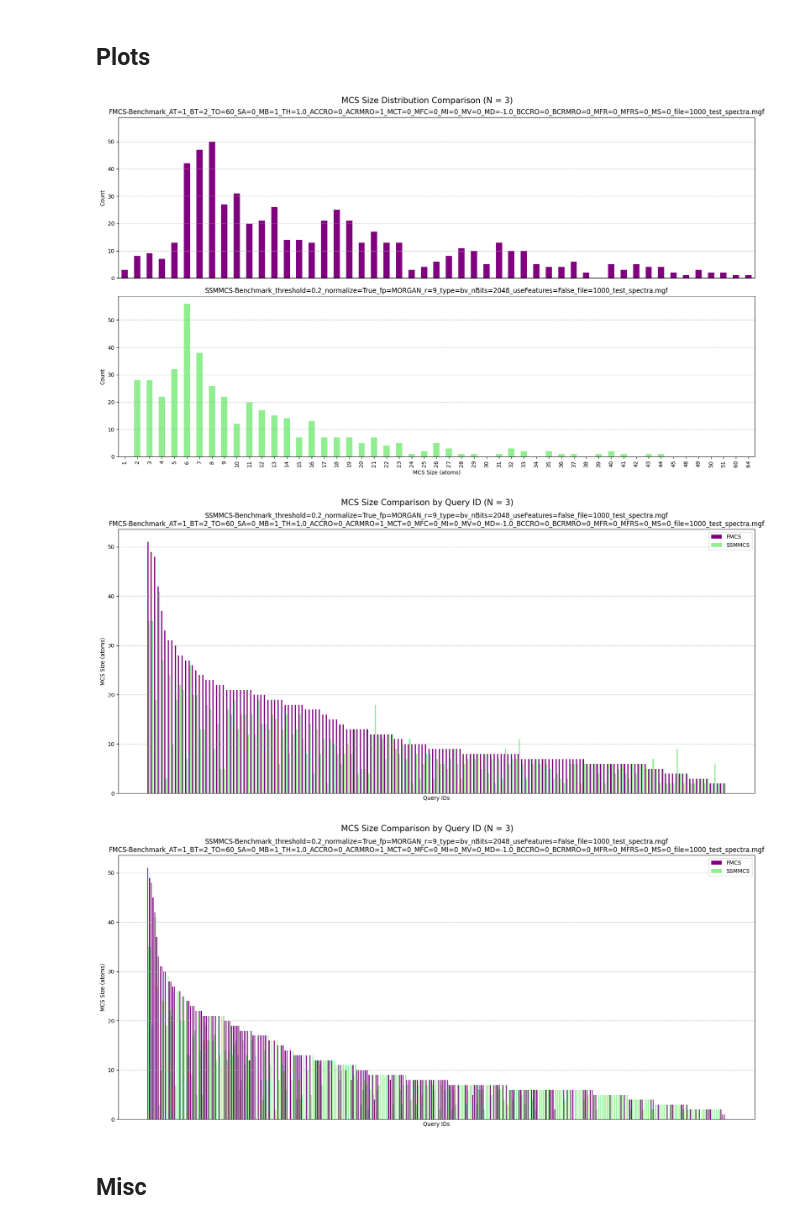
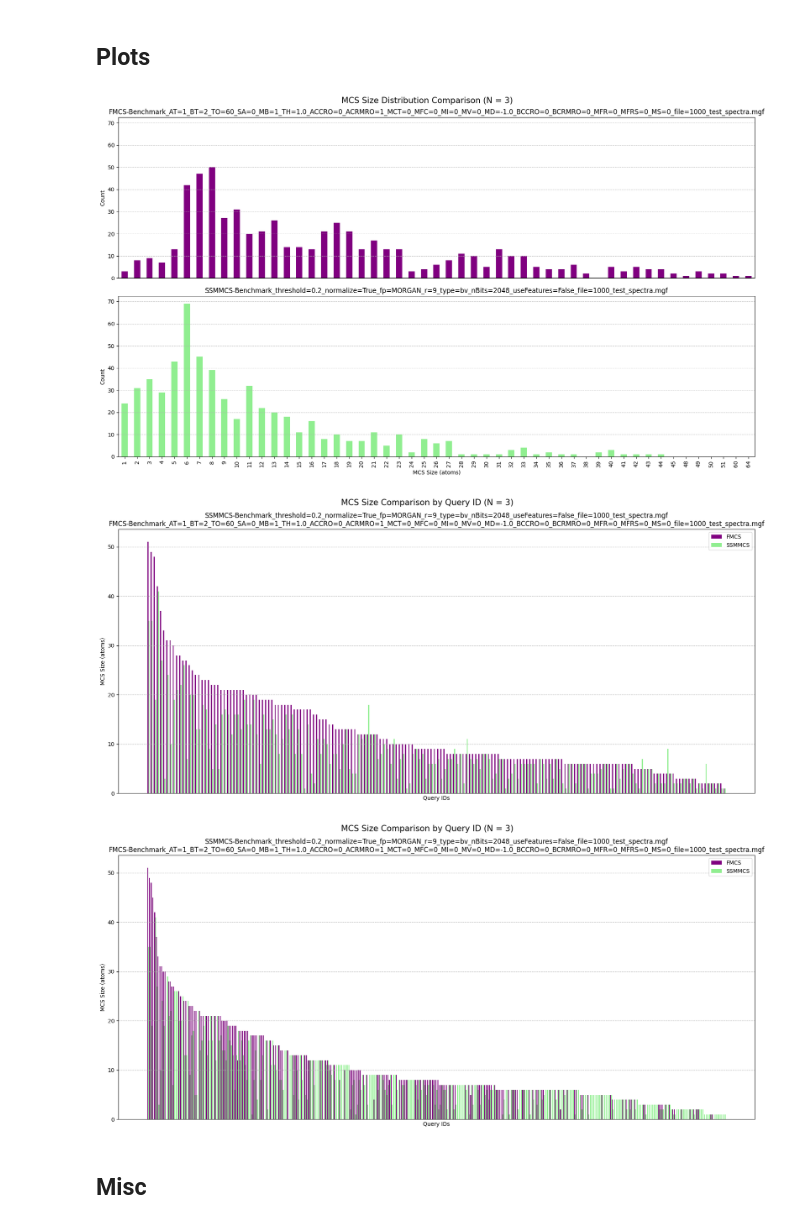
Before and after one commit to Knerten0815/master-thesis-code, a Jupyter notebook: benchmark_mcs_in_query.ipynb, the cells around one changed output. Cells and saved outputs as stored; diff of their text form; code cells hidden in the pictures.

```diff
--- a/benchmark_mcs_in_query.ipynb
+++ b/benchmark_mcs_in_query.ipynb
@@ -441,7 +451,7 @@ rdfmcs_params.AtomCompareParameters.RingMatchesRingOnly = True
 rdfmcs_params.Timeout = TIMEOUT
 
 fmcs_params = FMCSBenchmarkParams(params=rdfmcs_params)
-cse_fmcs_params = ChemSpaceExplorerBenchmarkParams(method_params=fmcs_params)
+cse_fmcs_params = ChemSpaceExplorerBenchmarkParams(analogues=analogues_df, method_params=fmcs_params)
 
 # Create sanitized parameter string first
 fmcs_df = chemspace_explorer_benchmark(
@@ -640,15 +650,23 @@ def find_connected_atoms_recursive(
             )
 
     return atoms
-def FindSSMMCS(mols, params: SSMMCSBenchmarkParams):
-    all_analogue_fragments, _ = get_stacked_sim_map_fragments_and_weights(
-        mols=mols,
-        fp_function=params.get_fingerprint_function,
-        similarity_threshold=params.similarity_threshold,
-        normalize_stacked_weights=params.normalize_weights,
-    )
 
-    return find_SSMMCS_and_SSMMSS(mols, all_analogue_fragments, min_num_atoms=2)
+def score_stacked_weights_against_query(query: Chem.Mol, analogues: list[Chem.Mol], stacked_weights: list[list[float]], fp_fuction: Callable, normalize_weights: bool
+                                        )-> tuple[float, list[float]]:
+    analogue_weight_differences = []
+    for i, analogue in enumerate(analogues):
+        assert (len(stacked_weights[i]) == analogue.GetNumAtoms()), f"Length of stacked_weights {i} does not match number of atoms in analogue {i}."
+
+        query_weights = SimilarityMaps.GetAtomicWeightsForFingerprint(query, analogue, fp_fuction)
+        if(normalize_weights):
+            query_weights, _ = SimilarityMaps.GetStandardizedWeights(query_weights)
+
+        atom_weight_differences = [stacked_weights[i][j] - query_weights[j] for j in range(len(stacked_weights[i]))] # calculate a list of weight differences for each atom
+        analogue_weight_differences.append(sum(atom_weight_differences) / len(atom_weight_differences)) # average of all atom weight differences
+
+    query_weight_difference = sum(analogue_weight_differences) / len(analogue_weight_differences)
+
+    return query_weight_difference, analogue_weight_differences
 # %%
 import time
 
@@ -736,7 +754,7 @@ ssmmcs_params = SSMMCSBenchmarkParams(
     fingerprint_function="morgan",
 )
 
-cse_ssmmcs_params = ChemSpaceExplorerBenchmarkParams(method_params=ssmmcs_params)
+cse_ssmmcs_params = ChemSpaceExplorerBenchmarkParams(analogues=analogues_df, method_params=ssmmcs_params)
 
 ssmmcs_df = chemspace_explorer_benchmark(
     query_mols, params=cse_ssmmcs_params, method=benchmark_ssmmcs
@@ -859,7 +945,7 @@ fmcs_counts = (
     fmcs_df["mcs_size"].value_counts().reindex(all_sizes, fill_value=0).sort_index()
 )
 ssmmcs_counts = (
-    ssmmcs_df[non_zero_mcs_size_mask]["mcs_size"].value_counts().reindex(all_sizes, fill_value=0).sort_index()
+    ssmmcs_df["mcs_size"].value_counts().reindex(all_sizes, fill_value=0).sort_index()
 )
 
 # Calculate the maximum count value across both distributions
@@ -904,13 +990,13 @@ plt.savefig(
 )
 plt.show()
 # %% [output]
-[figure, old version]
+[figure, new version]
 # %%
 import matplotlib.pyplot as plt
 import numpy as np
 
 # 1. First get all query IDs where both methods found a match
-mask = (ssmmcs_df["matched_mcs"] == True) & (fmcs_df["matched"] == True)
+mask = (ssmmcs_df["mcs_matched_query"] == True) & (fmcs_df["mcs_matched_query"] == True)
 matched_query_ids = fmcs_df[mask]["query_id"].unique()
 
 # 2. Create a dataframe to hold the comparison data
@@ -979,7 +1065,7 @@ plt.savefig(
 )
 plt.show()
 # %% [output]
-[figure, old version]
+[figure, new version]
 # %%
 import matplotlib.pyplot as plt
 import numpy as np
@@ -994,11 +1080,11 @@ comparison_df = pd.DataFrame(columns=["query_id", "fmcs_size", "ssmmcs_size"])
 for qid in all_query_ids:
     # Get FMCS size if available
     fmcs_row = fmcs_df[fmcs_df["query_id"] == qid]
-    fmcs_size = fmcs_row["mcs_size"].values[0] if len(fmcs_row) > 0 and fmcs_row["matched"].values[0] else 0
+    fmcs_size = fmcs_row["mcs_size"].values[0] if len(fmcs_row) > 0 and fmcs_row["mcs_matched_query"].values[0] else 0
 
     # Get SSMMCS size if available
     ssmmcs_row = ssmmcs_df[ssmmcs_df["query_id"] == qid]
-    ssmmcs_size = ssmmcs_row["mcs_size"].values[0] if len(ssmmcs_row) > 0 and ssmmcs_row["matched_mcs"].values[0] else 0
+    ssmmcs_size = ssmmcs_row["mcs_size"].values[0] if len(ssmmcs_row) > 0 and ssmmcs_row["mcs_matched_query"].values[0] else 0
 
     # Add to dataframe only if at least one method found a match
     if fmcs_size > 0 or ssmmcs_size > 0:
@@ -1029,34 +1115,34 @@ bar1 = ax.bar(
     color="purple",
 )
 bar2 = ax.bar(
     x + bar_width / 2,
     comparison_df["ssmmcs_size"],
     bar_width,
     label="SSMMCS",
     color="lightgreen",
 )
 
 # Add labels, title and legend
 ax.set_xlabel("Query IDs")
 ax.set_ylabel("MCS Size (atoms)")
 fig.suptitle(f"MCS Size Comparison by Query ID (N = {cse_fmcs_params.n})", fontsize=15)
 ax.set_title(f"{cse_ssmmcs_params.method_params.__str__()}\n{cse_fmcs_params.method_params.__str__()}")
 ax.set_xticks([])
 ax.grid(axis="y", linestyle="--", alpha=0.7)
 
 ax.legend()
 
 plt.tight_layout()
 plt.savefig(
     os.path.join(
         DATA_FOLDER,
         f"mcs_size_comparison_by_query_id_(all_mcs)_n={cse_fmcs_params.n}_ssmmcs_vs_fmcs.png",
     ),
     dpi=300,
 )
 plt.show()
 # %% [output]
-[figure, old version]
+[figure, new version]
 # %% [markdown]
 ## Misc
 # %%
```
Also changed, not shown: parts of 23 cells of this notebook.
